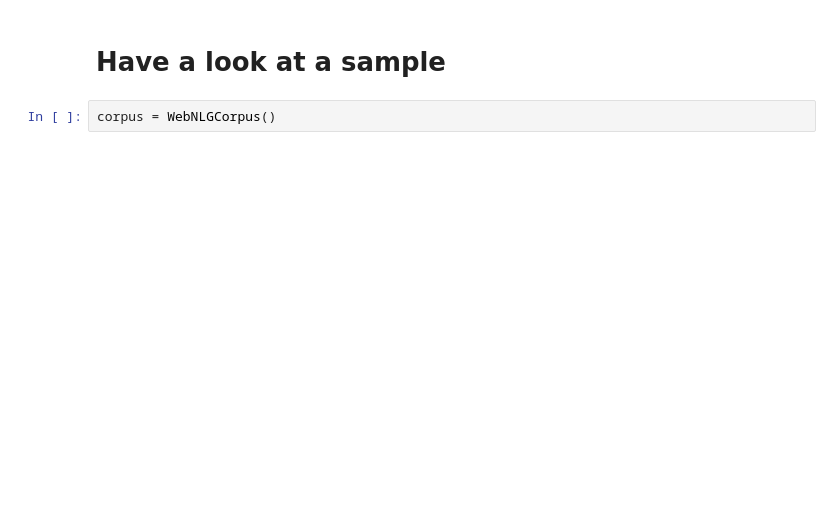
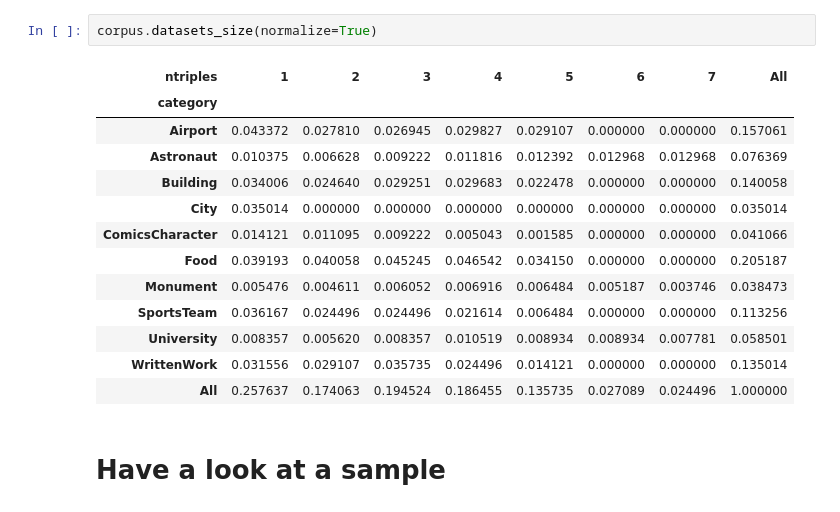
Before and after one commit to abevieiramota/challenge-webnlg, a Jupyter notebook: notebook/1 - Exploratory Data Analysis.ipynb, the cells around one changed output. Saved outputs shown, nothing was run; the diff lists cells and outputs as text; blank space fills up the shorter version.

```diff
--- a/notebook/1 - Exploratory Data Analysis.ipynb
+++ b/notebook/1 - Exploratory Data Analysis.ipynb
@@ -111,4 +28,18 @@ class WebNLGCorpus(object):
+# %%
+corpus.datasets_size(normalize=True)
+# %% [output]
+| ntriples | 1 | 2 | 3 | 4 | 5 | 6 | 7 | All |
+| category |  |  |  |  |  |  |  |  |
+| Airport | 0.043372 | 0.027810 | 0.026945 | 0.029827 | 0.029107 | 0.000000 | 0.000000 | 0.157061 |
+| Astronaut | 0.010375 | 0.006628 | 0.009222 | 0.011816 | 0.012392 | 0.012968 | 0.012968 | 0.076369 |
+| Building | 0.034006 | 0.024640 | 0.029251 | 0.029683 | 0.022478 | 0.000000 | 0.000000 | 0.140058 |
+| City | 0.035014 | 0.000000 | 0.000000 | 0.000000 | 0.000000 | 0.000000 | 0.000000 | 0.035014 |
+| ComicsCharacter | 0.014121 | 0.011095 | 0.009222 | 0.005043 | 0.001585 | 0.000000 | 0.000000 | 0.041066 |
+| Food | 0.039193 | 0.040058 | 0.045245 | 0.046542 | 0.034150 | 0.000000 | 0.000000 | 0.205187 |
+| Monument | 0.005476 | 0.004611 | 0.006052 | 0.006916 | 0.006484 | 0.005187 | 0.003746 | 0.038473 |
+| SportsTeam | 0.036167 | 0.024496 | 0.024496 | 0.021614 | 0.006484 | 0.000000 | 0.000000 | 0.113256 |
+| University | 0.008357 | 0.005620 | 0.008357 | 0.010519 | 0.008934 | 0.008934 | 0.007781 | 0.058501 |
+| WrittenWork | 0.031556 | 0.029107 | 0.035735 | 0.024496 | 0.014121 | 0.000000 | 0.000000 | 0.135014 |
+| All | 0.257637 | 0.174063 | 0.194524 | 0.186455 | 0.135735 | 0.027089 | 0.024496 | 1.000000 |
 # %% [markdown]
 # Have a look at a sample
-# %%
-corpus = WebNLGCorpus()
```
Also changed, not shown: parts of 55 cells of this notebook, 2 other files.
